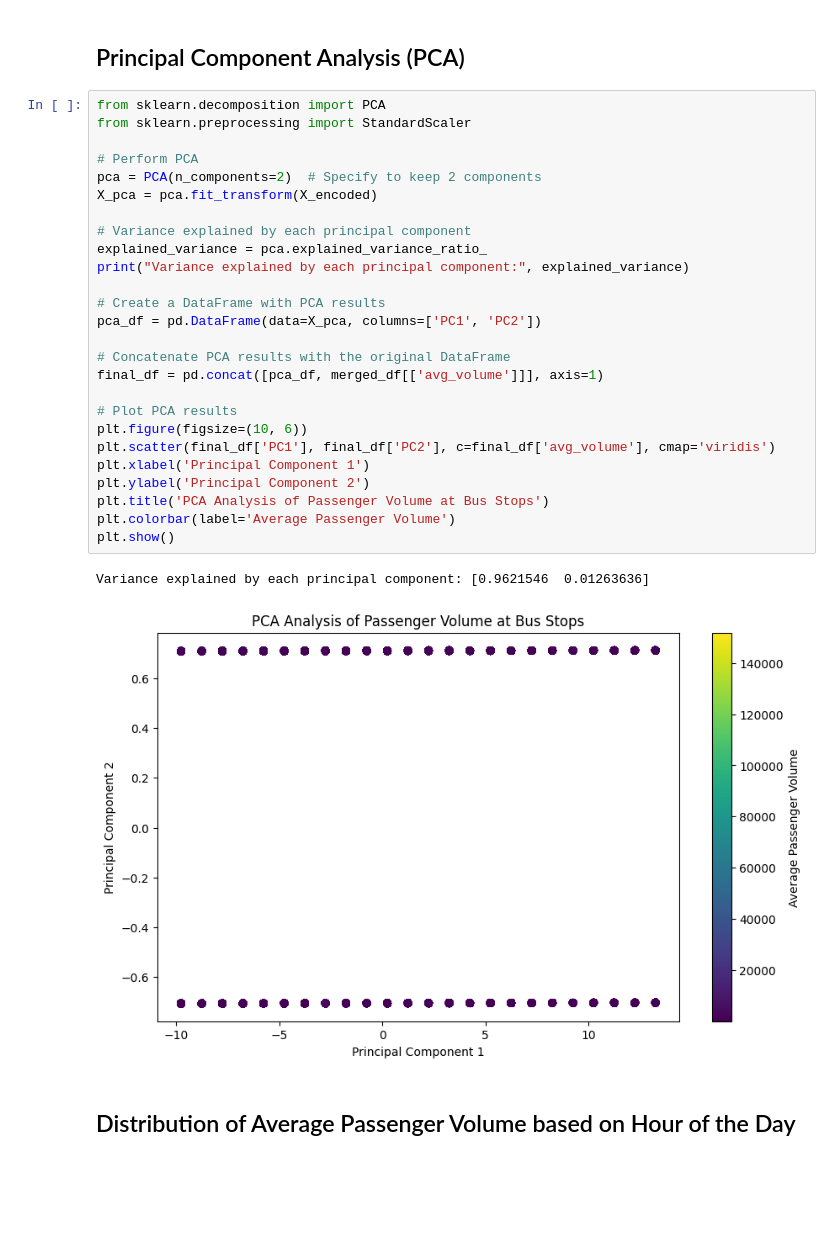
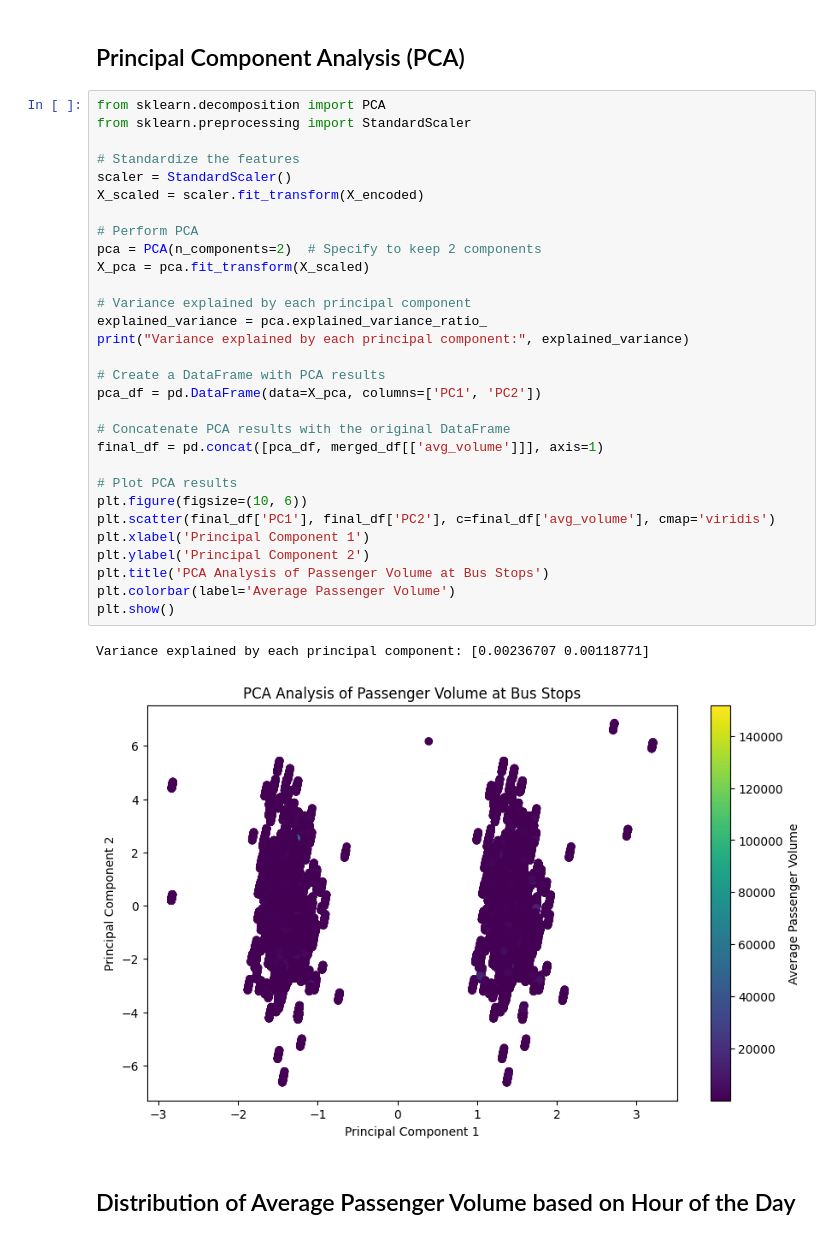
Before and after one commit to carinacwq/Crowd-Prediction-of-Bus-Stops-in-Singapore, a Jupyter notebook: CS3244_group_project.ipynb, the cells around one changed output. Cells and saved outputs as stored; diff of their text form; blank space fills up the shorter version.

```diff
--- a/CS3244_group_project.ipynb
+++ b/CS3244_group_project.ipynb
@@ -228,32 +228,36 @@ memory usage: 7.3 MB
 # %%
 from sklearn.decomposition import PCA
 from sklearn.preprocessing import StandardScaler
 
+# Standardize the features
+scaler = StandardScaler()
+X_scaled = scaler.fit_transform(X_encoded)
+
 # Perform PCA
 pca = PCA(n_components=2)  # Specify to keep 2 components
-X_pca = pca.fit_transform(X_encoded)
+X_pca = pca.fit_transform(X_scaled)
 
 # Variance explained by each principal component
 explained_variance = pca.explained_variance_ratio_
 print("Variance explained by each principal component:", explained_variance)
 
 # Create a DataFrame with PCA results
 pca_df = pd.DataFrame(data=X_pca, columns=['PC1', 'PC2'])
 
 # Concatenate PCA results with the original DataFrame
 final_df = pd.concat([pca_df, merged_df[['avg_volume']]], axis=1)
 
 # Plot PCA results
 plt.figure(figsize=(10, 6))
 plt.scatter(final_df['PC1'], final_df['PC2'], c=final_df['avg_volume'], cmap='viridis')
 plt.xlabel('Principal Component 1')
 plt.ylabel('Principal Component 2')
 plt.title('PCA Analysis of Passenger Volume at Bus Stops')
 plt.colorbar(label='Average Passenger Volume')
 plt.show()
 # %% [output]
-Variance explained by each principal component: [0.9621546  0.01263636]
+Variance explained by each principal component: [0.00236707 0.00118771]
-[figure, old version]
+[figure, new version]
 # %% [markdown]
 ## Distribution of Average Passenger Volume based on Hour of the Day
 # %%
```
